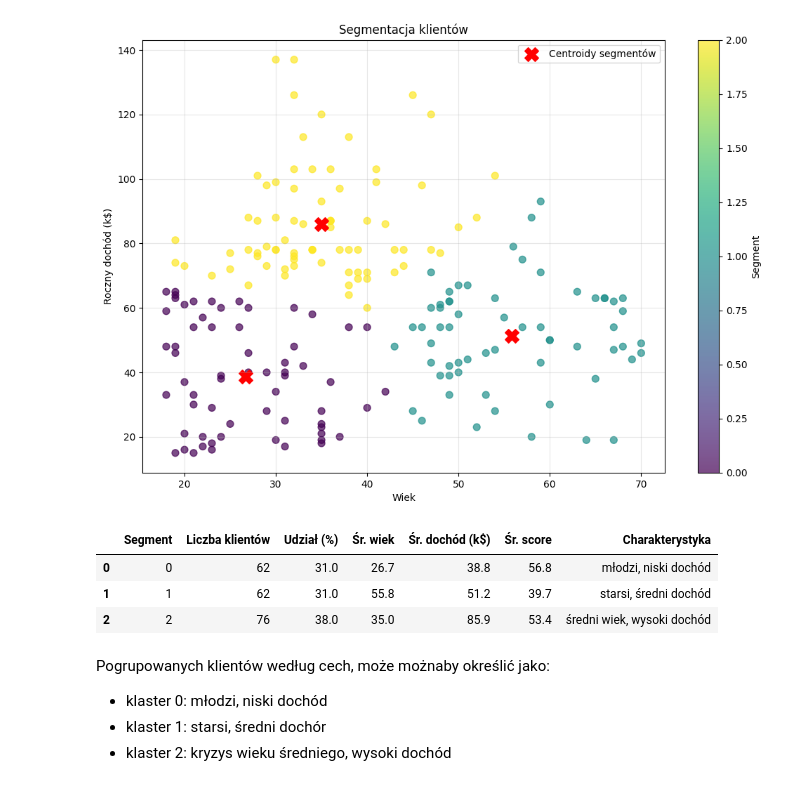
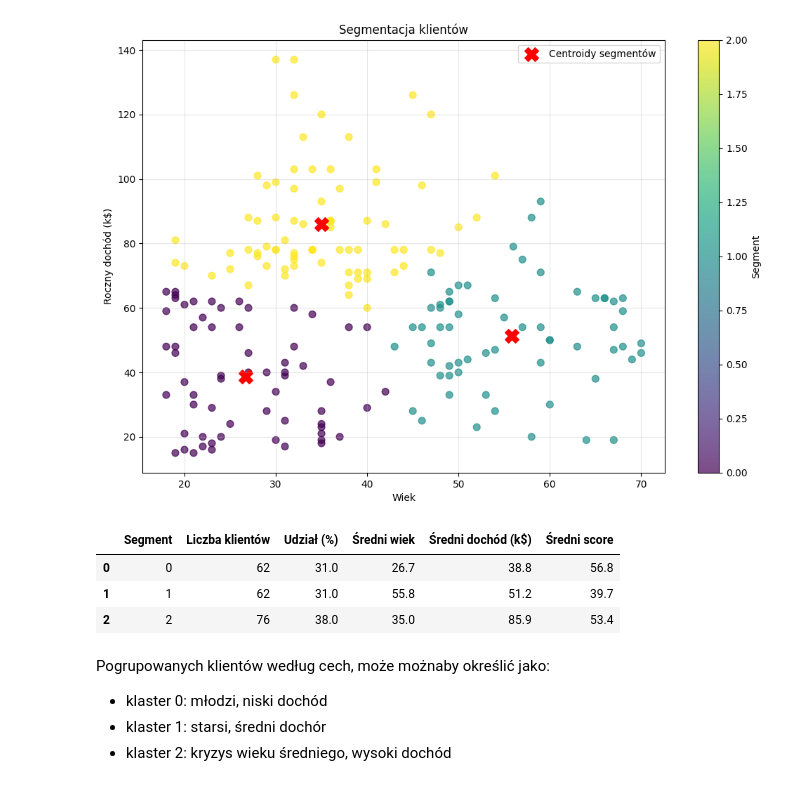
Before and after one commit to piotrczech/PWr-Introduction-to-machine-learning, a Jupyter notebook: lista2.ipynb, the cells around one changed output. Drawn from its saved outputs; the diff is of its cells as text; code cells hidden in the pictures.

```diff
--- a/lista2.ipynb
+++ b/lista2.ipynb
@@ -522,28 +522,28 @@ plt.show()
 # %%
 segments_summary = []
 
 for segment in range(3):
     segment_data = df_clients[df_clients['Segment'] == segment]
 
     age_mean = segment_data['Age'].mean()
     income_mean = segment_data['Annual Income (k$)'].mean()
     score_mean = segment_data['Spending Score (1-100)'].mean()
 
     segments_summary.append({
         "Segment": segment,
         "Liczba klientów": len(segment_data),
         "Udział (%)": round(len(segment_data)/len(df_clients)*100, 1),
-        "Śr. wiek": round(age_mean, 1),
-        "Śr. dochód (k$)": round(income_mean, 1),
-        "Śr. score": round(score_mean, 1),
+        "Średni wiek": round(age_mean, 1),
+        "Średni dochód (k$)": round(income_mean, 1),
+        "Średni score": round(score_mean, 1),
     })
 
 pd.DataFrame(segments_summary)
 # %% [output]
-|  | Segment | Liczba klientów | Udział (%) | Śr. wiek | Śr. dochód (k$) | Śr. score | Charakterystyka |
-| 0 | 0 | 62 | 31.0 | 26.7 | 38.8 | 56.8 | młodzi, niski dochód |
-| 1 | 1 | 62 | 31.0 | 55.8 | 51.2 | 39.7 | starsi, średni dochód |
-| 2 | 2 | 76 | 38.0 | 35.0 | 85.9 | 53.4 | średni wiek, wysoki dochód |
+|  | Segment | Liczba klientów | Udział (%) | Średni wiek | Średni dochód (k$) | Średni score |
+| 0 | 0 | 62 | 31.0 | 26.7 | 38.8 | 56.8 |
+| 1 | 1 | 62 | 31.0 | 55.8 | 51.2 | 39.7 |
+| 2 | 2 | 76 | 38.0 | 35.0 | 85.9 | 53.4 |
 # %% [markdown]
 Pogrupowanych klientów według cech, może możnaby określić jako:
 - klaster 0: młodzi, niski dochód
```
Also changed, not shown: parts of 1 cell of this notebook.
